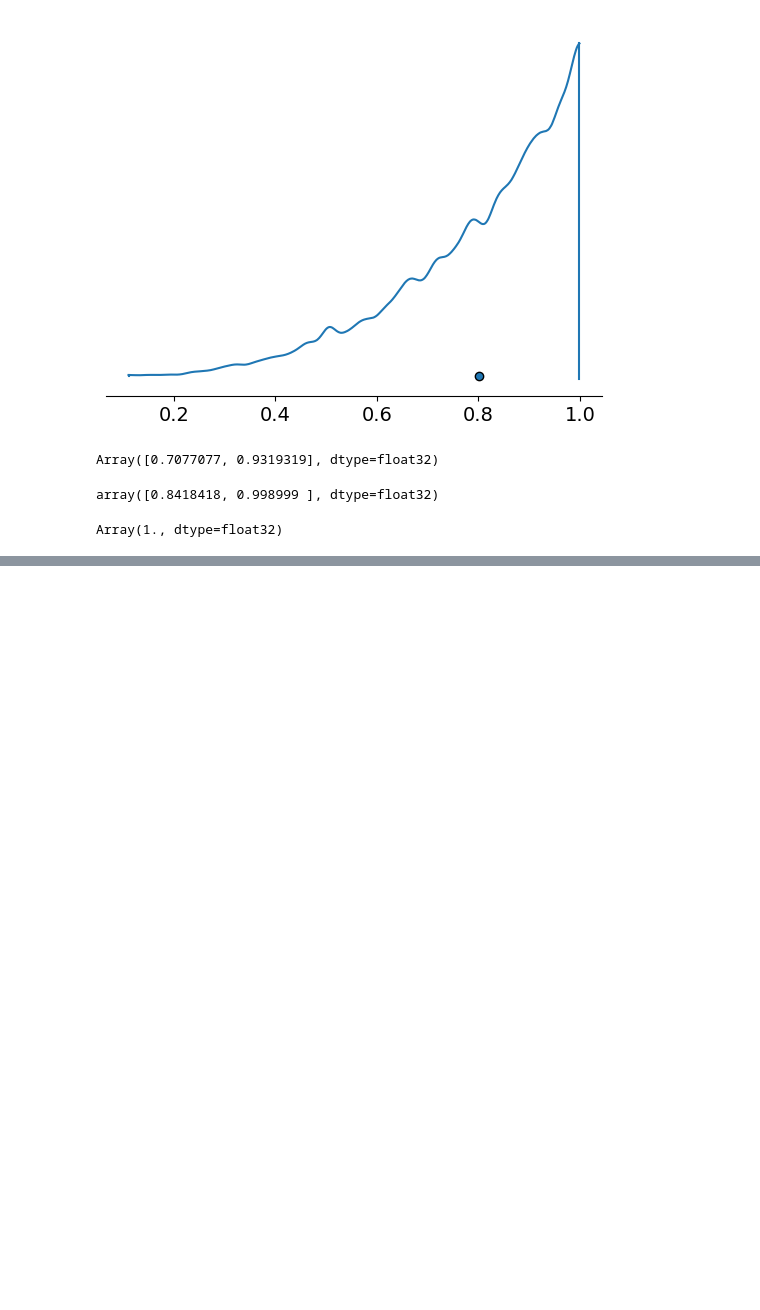
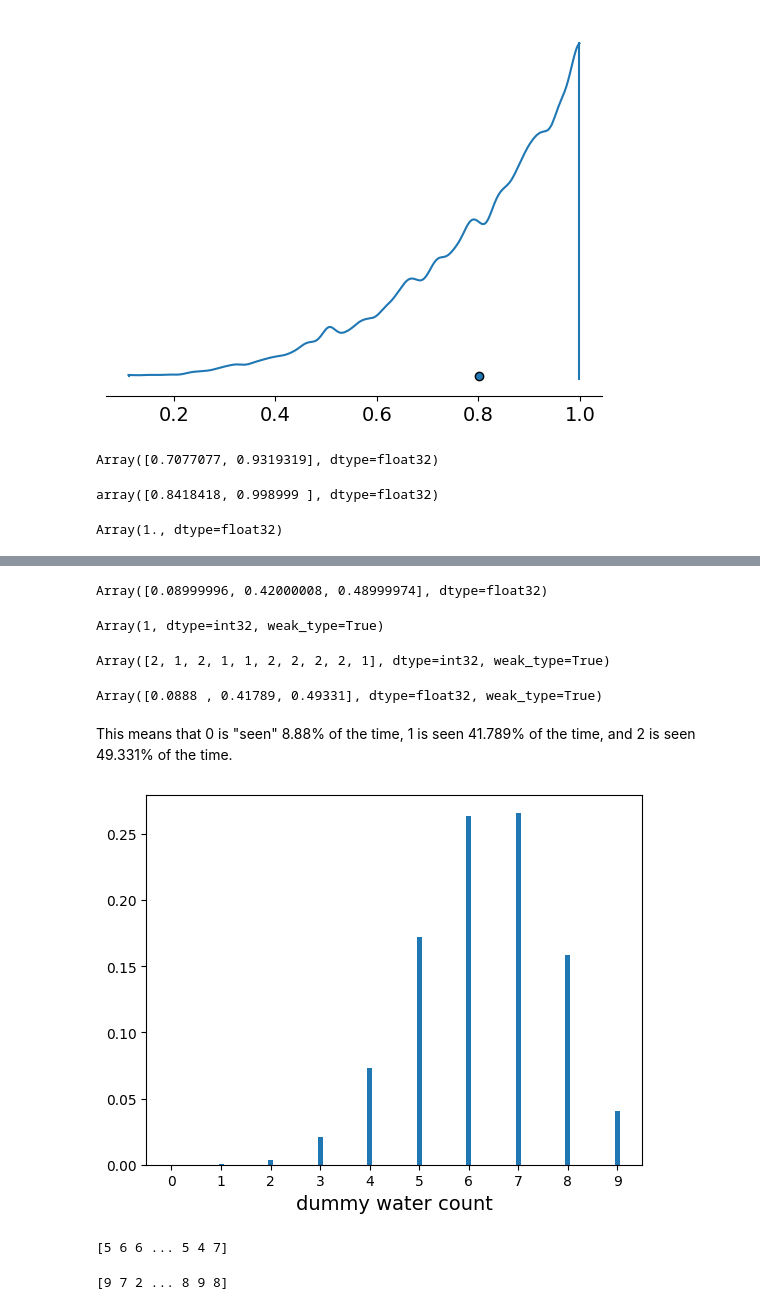
Before and after one commit to ibenatar-96/statistical-rethinking-numpyro, a Jupyter notebook: chapter_3.ipynb, the cells around one changed output, grey strips where cells are left out. Cells and saved outputs as stored; diff of their text form; code cells hidden in the pictures; blank space fills up the shorter version.

```diff
--- a/chapter_3.ipynb
+++ b/chapter_3.ipynb
@@ -93,0 +130,50 @@ Array(1., dtype=float32)
+# %%
+# Code 3.20
+
+jnp.exp(dist.Binomial(total_count=2, probs=0.7).log_prob(jnp.arange(3)))
+# %% [output]
+Array([0.08999996, 0.42000008, 0.48999974], dtype=float32)
+# %%
+# Code 3.21
+
+dist.Binomial(total_count=2, probs=0.7).sample(random.PRNGKey(0))
+# %% [output]
+Array(1, dtype=int32, weak_type=True)
+# %%
+# Code 3.22
+
+dist.Binomial(total_count=2, probs=0.7).sample(random.PRNGKey(2), (10,))
+# %% [output]
+Array([2, 1, 2, 1, 1, 2, 2, 2, 2, 1], dtype=int32, weak_type=True)
+# %%
+# Code 3.23
+
+dummy_w = dist.Binomial(total_count=2, probs=0.7).sample(random.PRNGKey(0), (100000,))
+jnp.unique(dummy_w, return_counts=True)[1] / 1e5
+# %% [output]
+Array([0.0888 , 0.41789, 0.49331], dtype=float32, weak_type=True)
+# %% [markdown]
+This means that 0 is "seen" 8.88% of the time, 1 is seen 41.789% of the time, and 2 is seen 49.331% of the time.
+# %%
+# Code 3.24
+
+dummy_w = dist.Binomial(total_count=9, probs=0.7).sample(random.PRNGKey(0), (100000,))
+ax = az.plot_dist(np.asarray(dummy_w), kind="hist", hist_kwargs={"rwidth": 0.1})
+ax.set_xlabel("dummy water count", fontsize=14)
+plt.show()
+# %% [output]
+[figure, added]
+# %%
+# Code 3.25
+
+w = dist.Binomial(total_count=9, probs=0.6).sample(random.PRNGKey(0), (int(1e4),))
+print(w)
+# %% [output]
+[5 6 6 ... 5 4 7]
+# %%
+# Code 3.26
+
+w = dist.Binomial(total_count=9, probs=samples).sample(random.PRNGKey(0))
+print(w)
+# %% [output]
+[9 7 2 ... 8 9 8]
```
Also changed, not shown: parts of 7 cells of this notebook.
